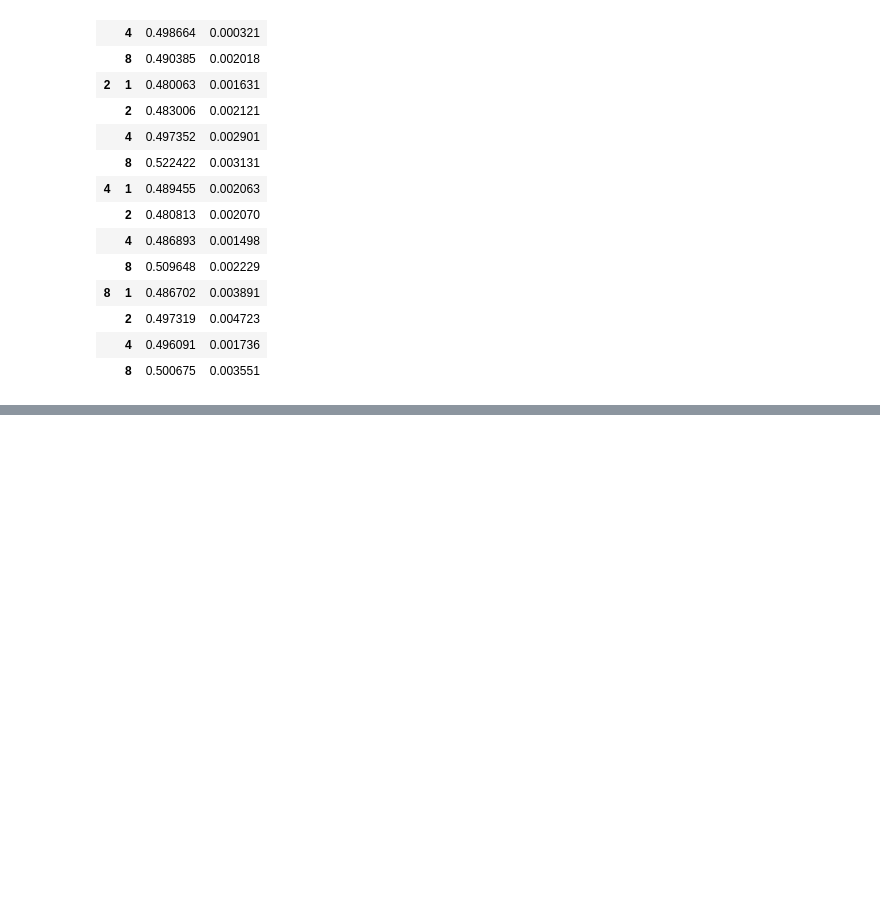
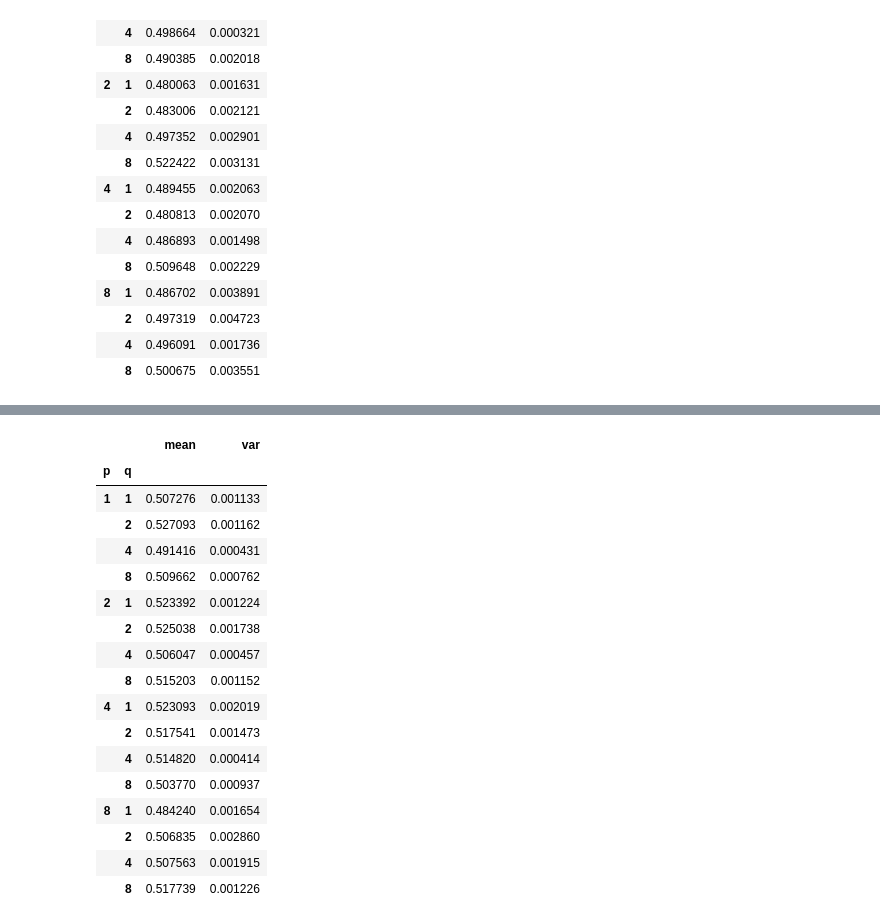
Before and after one commit to gerritjandebruin/community-embedding, a Jupyter notebook: results.ipynb, the cells around one changed output, grey strips where cells are left out. Cells and saved outputs as stored; diff of their text form; code cells hidden in the pictures; blank space fills up the shorter version.

```diff
--- a/results.ipynb
+++ b/results.ipynb
@@ -215,0 +288,21 @@ result.groupby(['p', 'q'])['diff'].agg(['mean', 'var'])
+# %%
+pd.DataFrame(result).groupby(['p', 'q'])['diff'].agg(['mean', 'var'])
+# %% [output]
+|  |  | mean | var |
+| p | q |  |  |
+| 1 | 1 | 0.507276 | 0.001133 |
+|  | 2 | 0.527093 | 0.001162 |
+|  | 4 | 0.491416 | 0.000431 |
+|  | 8 | 0.509662 | 0.000762 |
+| 2 | 1 | 0.523392 | 0.001224 |
+|  | 2 | 0.525038 | 0.001738 |
+|  | 4 | 0.506047 | 0.000457 |
+|  | 8 | 0.515203 | 0.001152 |
+| 4 | 1 | 0.523093 | 0.002019 |
+|  | 2 | 0.517541 | 0.001473 |
+|  | 4 | 0.514820 | 0.000414 |
+|  | 8 | 0.503770 | 0.000937 |
+| 8 | 1 | 0.484240 | 0.001654 |
+|  | 2 | 0.506835 | 0.002860 |
+|  | 4 | 0.507563 | 0.001915 |
+|  | 8 | 0.517739 | 0.001226 |
```
Also changed, not shown: parts of 9 cells of this notebook, 3 other files.
